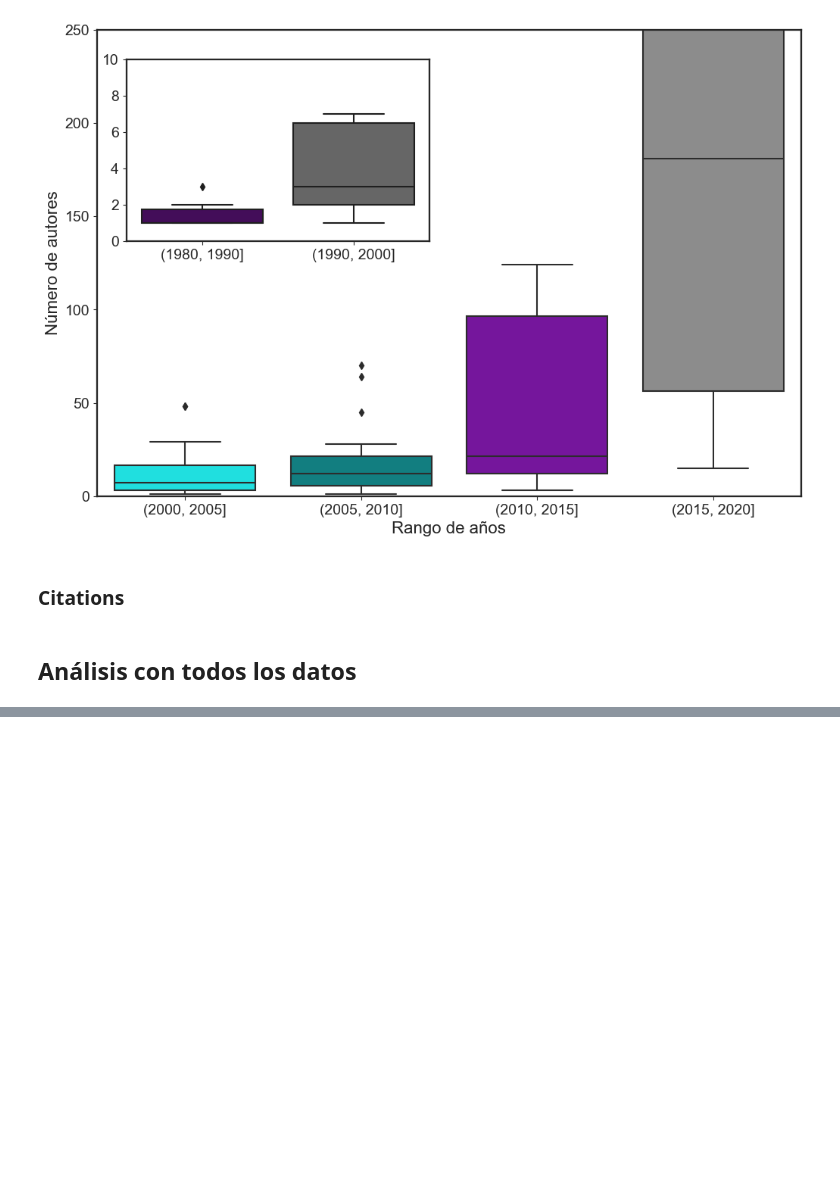
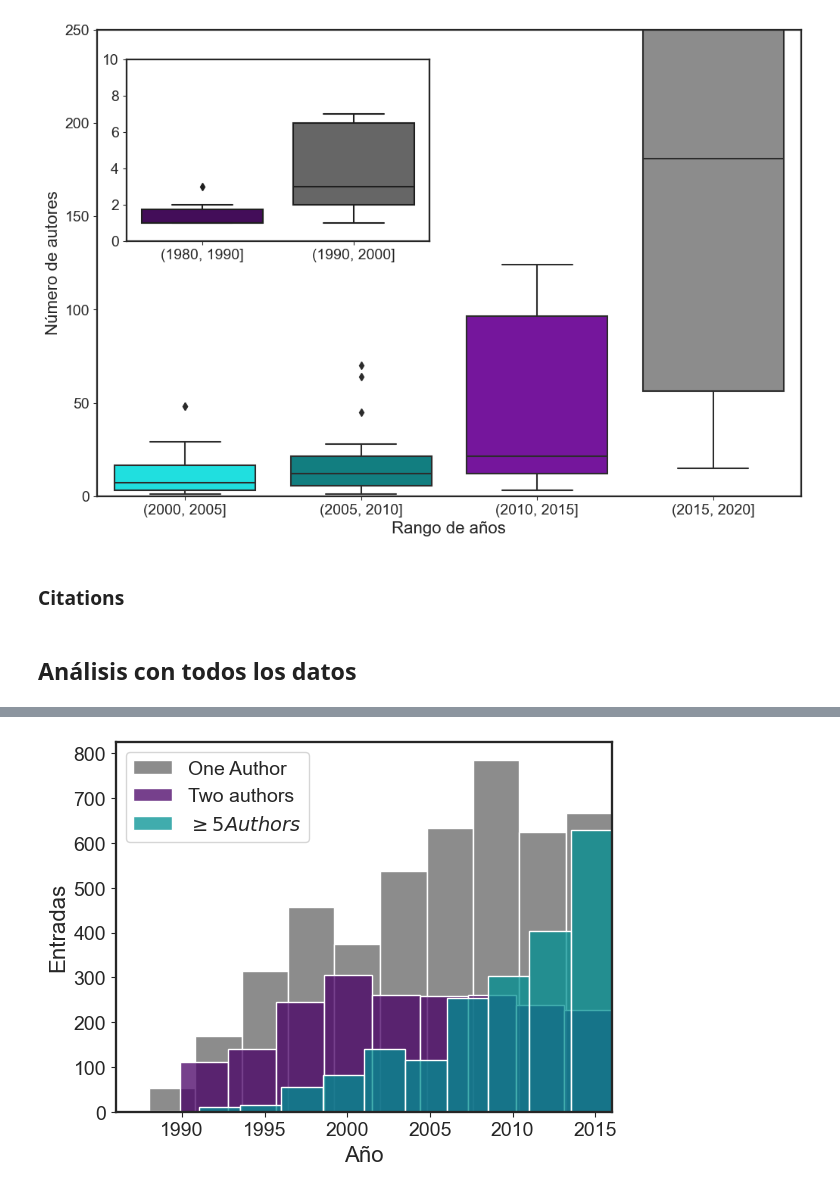
Before and after one commit to nigomezcr/ProyectoBibliometrico, a Jupyter notebook: AnalysisBibliometrico.ipynb, the cells around one changed output, grey strips where cells are left out. Cells and saved outputs as stored; diff of their text form; code cells hidden in the pictures; blank space fills up the shorter version.

```diff
--- a/AnalysisBibliometrico.ipynb
+++ b/AnalysisBibliometrico.ipynb
@@ -351,0 +418,30 @@ dat
+# %%
+datos['One Author']   = (datos['Number of Authors'] == 1)
+datos['Two Authors']  = (datos['Number of Authors'] == 2)
+datos['Less than 5']  = (datos['Number of Authors'] <=5)
+datos['More than 5'] = (datos['Number of Authors'] >=5)
+
+SingleAuthorYears = datos.loc[datos['One Author'], 'Year']
+TwoAuthorYears = datos.loc[datos['Two Authors'], 'Year']
+LessThanFiveAuthorYears = datos.loc[datos['Less than 5'], 'Year']
+MoreThanTenAuthorYears = datos.loc[datos['More than 5'], 'Year']
+AllAuthorYears = datos.loc[:, 'Year']
+# %%
+sns.histplot(data=TwoAuthorYears, bins=10, color=BackGray, label='One Author')
+sns.histplot(data=SingleAuthorYears, bins=10, color=BackColor2, label='Two authors')
+sns.histplot(data=MoreThanTenAuthorYears, bins=10, color=BackColor1, label="$\geq 5 Authors$")
+#sns.histplot(data=AllAuthorYears, bins=30, color=BackGray, label="All")
+#sns.histplot(data=LessThanFiveAuthorYears, bins=30, color=BackColor1, label="$\leq 5$")
+
+
+plt.legend(loc=2)
+plt.xlabel('Año')
+plt.ylabel('Entradas')
+
+plt.xlim(xmin=1986, xmax=2016)
+#plt.yscale('log')
+plt.savefig("Figures/DatosHistogramsYears.svg")
+plt.savefig("Figures/DatosHistogramsYears.pdf")
+plt.show()
+# %% [output]
+[figure, added]
```
Also changed, not shown: parts of 12 cells of this notebook.
